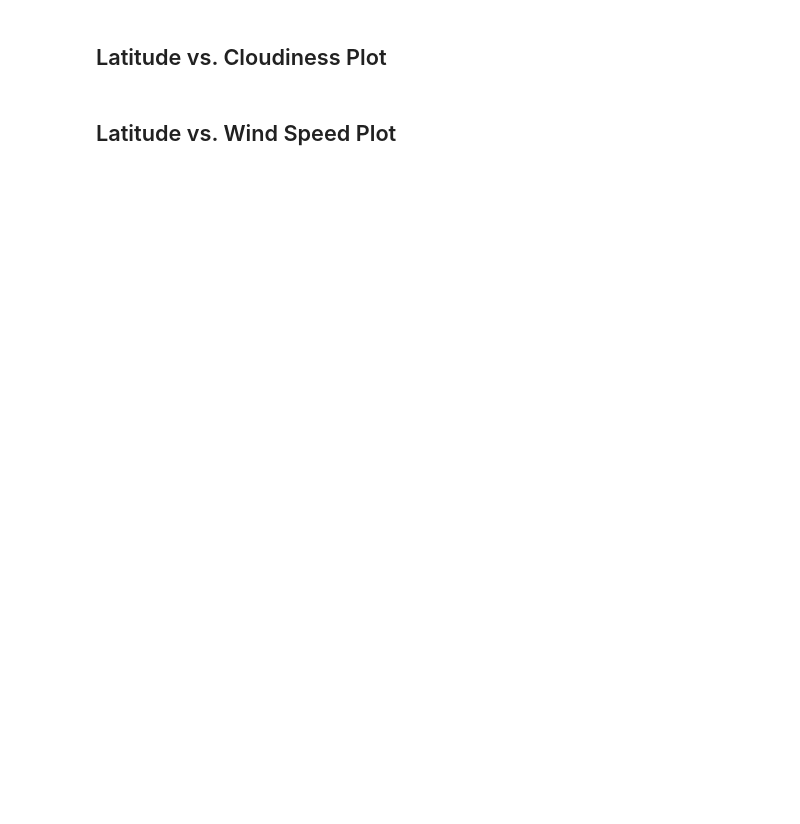
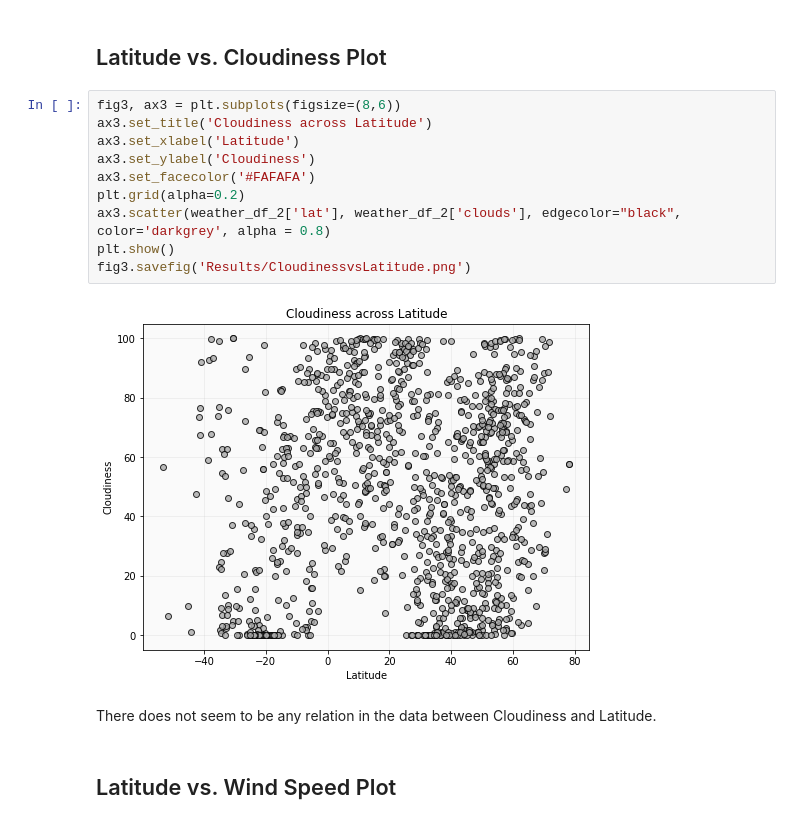
Before and after one commit to Alex-Saunders-Codes/API-Challenge, a Jupyter notebook: WeatherPy/WeatherPy.ipynb, the cells around one changed output. Cells and saved outputs as stored; diff of their text form; blank space fills up the shorter version.

```diff
--- a/WeatherPy/WeatherPy.ipynb
+++ b/WeatherPy/WeatherPy.ipynb
@@ -102,4 +204,18 @@ Skip this step if there are no cities that have humidity > 100%.
 # %% [markdown]
 ## Latitude vs. Cloudiness Plot
+# %%
+fig3, ax3 = plt.subplots(figsize=(8,6))
+ax3.set_title('Cloudiness across Latitude')
+ax3.set_xlabel('Latitude')
+ax3.set_ylabel('Cloudiness')
+ax3.set_facecolor('#FAFAFA')
+plt.grid(alpha=0.2)
+ax3.scatter(weather_df_2['lat'], weather_df_2['clouds'], edgecolor="black", color='darkgrey', alpha = 0.8)
+plt.show()
+fig3.savefig('Results/CloudinessvsLatitude.png')
+# %% [output]
+[figure, added]
+# %% [markdown]
+There does not seem to be any relation in the data between Cloudiness and Latitude.
 # %% [markdown]
 ## Latitude vs. Wind Speed Plot
```
Also changed, not shown: parts of 25 cells of this notebook, 7 other files.
